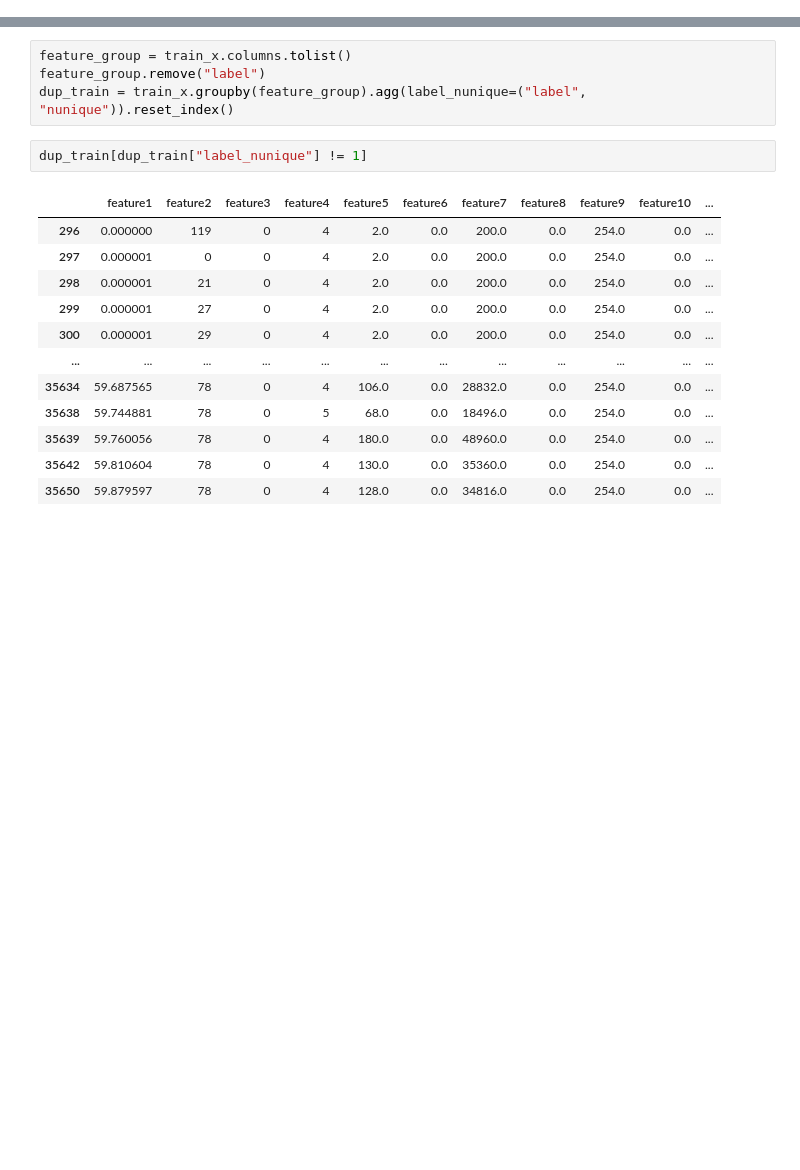
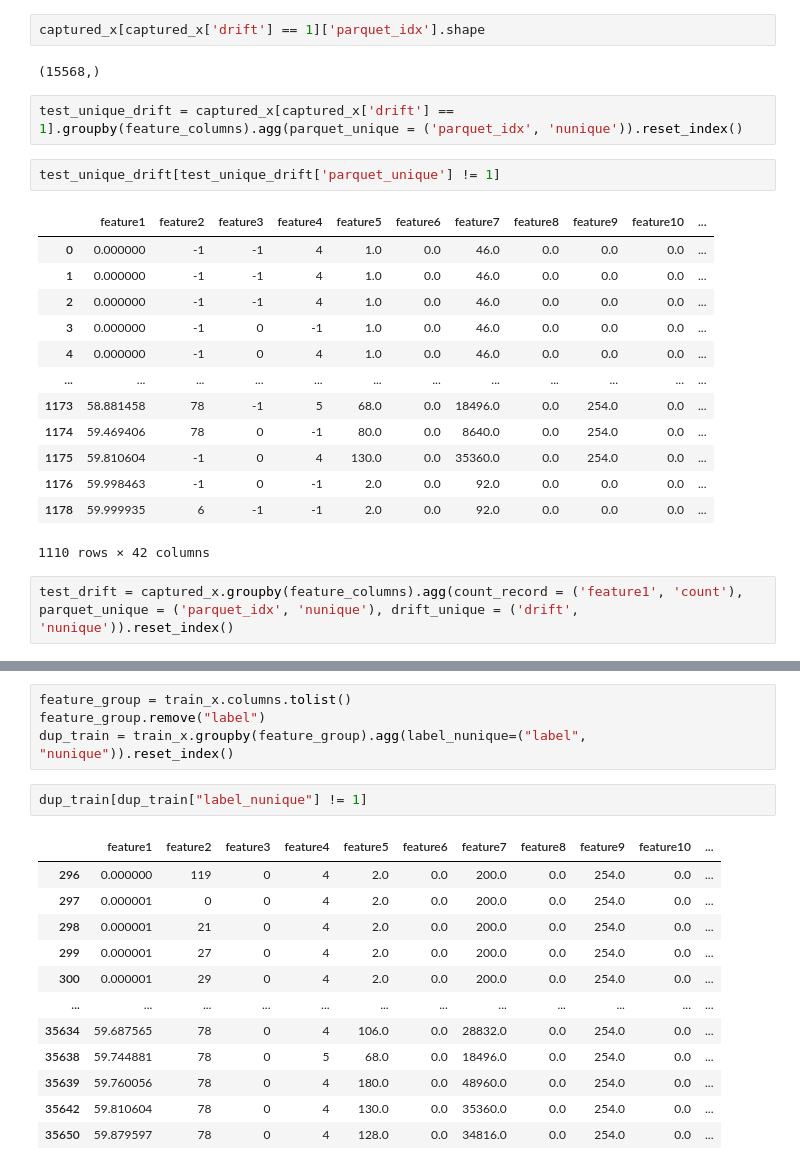
Before and after one commit to DASC-CompetitiveDS/MLOpsVN, a Jupyter notebook: src/notebooks/drift_survey.ipynb, the cells around one changed output, grey strips where cells are left out. Drawn from its saved outputs; the diff is of its cells as text; blank space fills up the shorter version.

```diff
--- a/src/notebooks/drift_survey.ipynb
+++ b/src/notebooks/drift_survey.ipynb
@@ -28,0 +72,24 @@ for file_path in os.listdir(link_data_test):
+# %%
+captured_x[captured_x['drift'] == 1]['parquet_idx'].shape
+# %% [output]
+(15568,)
+# %%
+test_unique_drift = captured_x[captured_x['drift'] == 1].groupby(feature_columns).agg(parquet_unique = ('parquet_idx', 'nunique')).reset_index()
+# %%
+test_unique_drift[test_unique_drift['parquet_unique'] != 1]
+# %% [output]
+|  | feature1 | feature2 | feature3 | feature4 | feature5 | feature6 | feature7 | feature8 | feature9 | feature10 | ... |
+| 0 | 0.000000 | -1 | -1 | 4 | 1.0 | 0.0 | 46.0 | 0.0 | 0.0 | 0.0 | ... |
+| 1 | 0.000000 | -1 | -1 | 4 | 1.0 | 0.0 | 46.0 | 0.0 | 0.0 | 0.0 | ... |
+| 2 | 0.000000 | -1 | -1 | 4 | 1.0 | 0.0 | 46.0 | 0.0 | 0.0 | 0.0 | ... |
+| 3 | 0.000000 | -1 | 0 | -1 | 1.0 | 0.0 | 46.0 | 0.0 | 0.0 | 0.0 | ... |
+| 4 | 0.000000 | -1 | 0 | 4 | 1.0 | 0.0 | 46.0 | 0.0 | 0.0 | 0.0 | ... |
+| ... | ... | ... | ... | ... | ... | ... | ... | ... | ... | ... | ... |
+| 1173 | 58.881458 | 78 | -1 | 5 | 68.0 | 0.0 | 18496.0 | 0.0 | 254.0 | 0.0 | ... |
+| 1174 | 59.469406 | 78 | 0 | -1 | 80.0 | 0.0 | 8640.0 | 0.0 | 254.0 | 0.0 | ... |
+| 1175 | 59.810604 | -1 | 0 | 4 | 130.0 | 0.0 | 35360.0 | 0.0 | 254.0 | 0.0 | ... |
+| 1176 | 59.998463 | -1 | 0 | -1 | 2.0 | 0.0 | 92.0 | 0.0 | 0.0 | 0.0 | ... |
+| 1178 | 59.999935 | 6 | -1 | -1 | 2.0 | 0.0 | 92.0 | 0.0 | 0.0 | 0.0 | ... |
+1110 rows × 42 columns
+# %%
+test_drift = captured_x.groupby(feature_columns).agg(count_record = ('feature1', 'count'), parquet_unique = ('parquet_idx', 'nunique'), drift_unique = ('drift', 'nunique')).reset_index()
```
Also changed, not shown: parts of 16 cells of this notebook, 13 other files.
